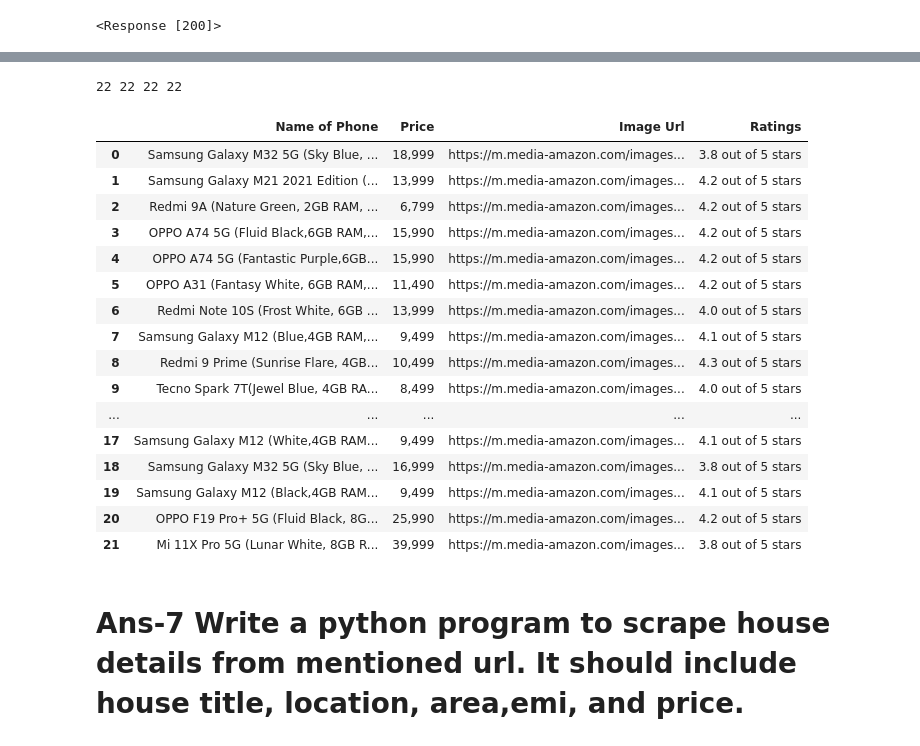
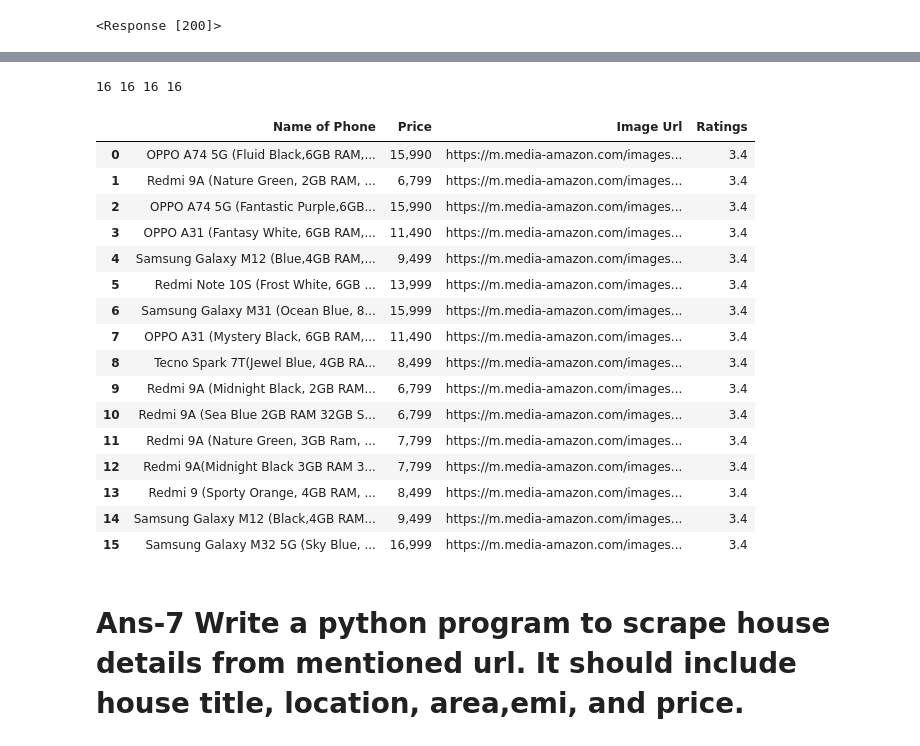
Before and after one commit to AKASH4707/Internship, a Jupyter notebook: Web Scrapping Assignment/intern2-web scrappingworkset.ipynb, the cells around one changed output, grey strips where cells are left out. Cells and saved outputs as stored; diff of their text form; code cells hidden in the pictures.

```diff
--- a/Web Scrapping Assignment/intern2-web scrappingworkset.ipynb
+++ b/Web Scrapping Assignment/intern2-web scrappingworkset.ipynb
@@ -1599,29 +1478,29 @@ nr1
 # %%
-print(len(names),len(newprices),len(image),len(nr1))
+print(len(names),len(prices),len(image),len(newrating))
 # %% [output]
-22 22 22 22
+16 16 16 16
 # %%
 import pandas as pd
-data= pd.DataFrame({'Name of Phone':names,"Price":newprices,'Image Url':image,"Ratings":nr1})
+data= pd.DataFrame({'Name of Phone':names,"Price":prices,'Image Url':image,"Ratings":rating})
 data
 # %% [output]
 |  | Name of Phone | Price | Image Url | Ratings |
-| 0 | Samsung Galaxy M32 5G (Sky Blue, ... | 18,999 | https://m.media-amazon.com/images... | 3.8 out of 5 stars |
-| 1 | Samsung Galaxy M21 2021 Edition (... | 13,999 | https://m.media-amazon.com/images... | 4.2 out of 5 stars |
-| 2 | Redmi 9A (Nature Green, 2GB RAM, ... | 6,799 | https://m.media-amazon.com/images... | 4.2 out of 5 stars |
-| 3 | OPPO A74 5G (Fluid Black,6GB RAM,... | 15,990 | https://m.media-amazon.com/images... | 4.2 out of 5 stars |
-| 4 | OPPO A74 5G (Fantastic Purple,6GB... | 15,990 | https://m.media-amazon.com/images... | 4.2 out of 5 stars |
-| 5 | OPPO A31 (Fantasy White, 6GB RAM,... | 11,490 | https://m.media-amazon.com/images... | 4.2 out of 5 stars |
-| 6 | Redmi Note 10S (Frost White, 6GB ... | 13,999 | https://m.media-amazon.com/images... | 4.0 out of 5 stars |
-| 7 | Samsung Galaxy M12 (Blue,4GB RAM,... | 9,499 | https://m.media-amazon.com/images... | 4.1 out of 5 stars |
-| 8 | Redmi 9 Prime (Sunrise Flare, 4GB... | 10,499 | https://m.media-amazon.com/images... | 4.3 out of 5 stars |
-| 9 | Tecno Spark 7T(Jewel Blue, 4GB RA... | 8,499 | https://m.media-amazon.com/images... | 4.0 out of 5 stars |
-| ... | ... | ... | ... | ... |
-| 17 | Samsung Galaxy M12 (White,4GB RAM... | 9,499 | https://m.media-amazon.com/images... | 4.1 out of 5 stars |
-| 18 | Samsung Galaxy M32 5G (Sky Blue, ... | 16,999 | https://m.media-amazon.com/images... | 3.8 out of 5 stars |
-| 19 | Samsung Galaxy M12 (Black,4GB RAM... | 9,499 | https://m.media-amazon.com/images... | 4.1 out of 5 stars |
-| 20 | OPPO F19 Pro+ 5G (Fluid Black, 8G... | 25,990 | https://m.media-amazon.com/images... | 4.2 out of 5 stars |
-| 21 | Mi 11X Pro 5G (Lunar White, 8GB R... | 39,999 | https://m.media-amazon.com/images... | 3.8 out of 5 stars |
+| 0 | OPPO A74 5G (Fluid Black,6GB RAM,... | 15,990 | https://m.media-amazon.com/images... | 3.4 |
+| 1 | Redmi 9A (Nature Green, 2GB RAM, ... | 6,799 | https://m.media-amazon.com/images... | 3.4 |
+| 2 | OPPO A74 5G (Fantastic Purple,6GB... | 15,990 | https://m.media-amazon.com/images... | 3.4 |
+| 3 | OPPO A31 (Fantasy White, 6GB RAM,... | 11,490 | https://m.media-amazon.com/images... | 3.4 |
+| 4 | Samsung Galaxy M12 (Blue,4GB RAM,... | 9,499 | https://m.media-amazon.com/images... | 3.4 |
+| 5 | Redmi Note 10S (Frost White, 6GB ... | 13,999 | https://m.media-amazon.com/images... | 3.4 |
+| 6 | Samsung Galaxy M31 (Ocean Blue, 8... | 15,999 | https://m.media-amazon.com/images... | 3.4 |
+| 7 | OPPO A31 (Mystery Black, 6GB RAM,... | 11,490 | https://m.media-amazon.com/images... | 3.4 |
+| 8 | Tecno Spark 7T(Jewel Blue, 4GB RA... | 8,499 | https://m.media-amazon.com/images... | 3.4 |
+| 9 | Redmi 9A (Midnight Black, 2GB RAM... | 6,799 | https://m.media-amazon.com/images... | 3.4 |
+| 10 | Redmi 9A (Sea Blue 2GB RAM 32GB S... | 6,799 | https://m.media-amazon.com/images... | 3.4 |
+| 11 | Redmi 9A (Nature Green, 3GB Ram, ... | 7,799 | https://m.media-amazon.com/images... | 3.4 |
+| 12 | Redmi 9A(Midnight Black 3GB RAM 3... | 7,799 | https://m.media-amazon.com/images... | 3.4 |
+| 13 | Redmi 9 (Sporty Orange, 4GB RAM, ... | 8,499 | https://m.media-amazon.com/images... | 3.4 |
+| 14 | Samsung Galaxy M12 (Black,4GB RAM... | 9,499 | https://m.media-amazon.com/images... | 3.4 |
+| 15 | Samsung Galaxy M32 5G (Sky Blue, ... | 16,999 | https://m.media-amazon.com/images... | 3.4 |
 # %% [markdown]
 # Ans-7 Write a python program to scrape house details from mentioned url. It should include house title, location, area,emi, and price.
 # %%
```
Also changed, not shown: parts of 26 cells of this notebook.
